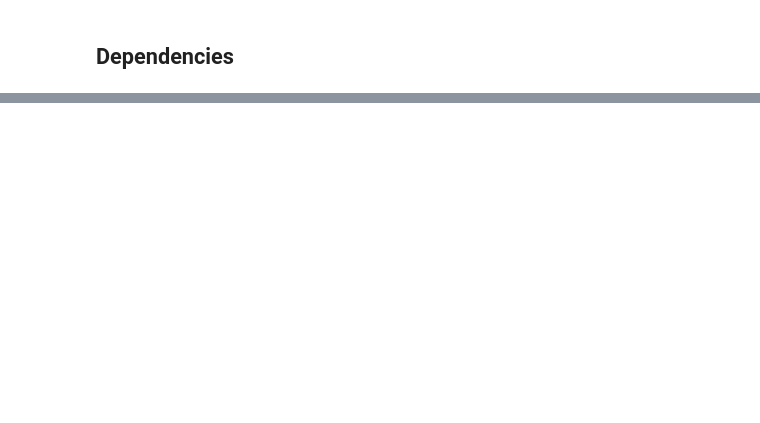
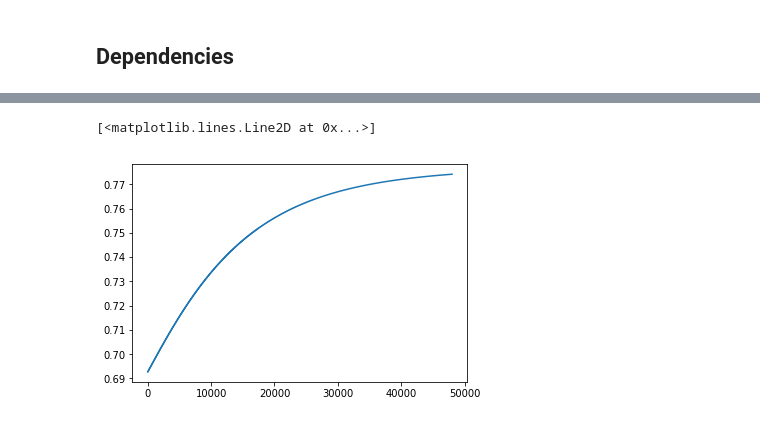
Before and after one commit to JosephGolubchik/Deep-Learning-Project, a Jupyter notebook: Emotion Recognition in Voice Recordings.ipynb, the cells around one changed output, grey strips where cells are left out. Saved outputs shown, nothing was run; the diff lists cells and outputs as text; code cells hidden in the pictures; blank space fills up the shorter version.

```diff
--- a/Emotion Recognition in Voice Recordings.ipynb
+++ b/Emotion Recognition in Voice Recordings.ipynb
@@ -179,0 +213,5 @@ runtime:  0.14309279376493578
+# %%
+plt.plot(loss_history_test)
+# %% [output]
+[<matplotlib.lines.Line2D at 0x...>]
+[figure, added]
```
Also changed, not shown: parts of 14 cells of this notebook.
